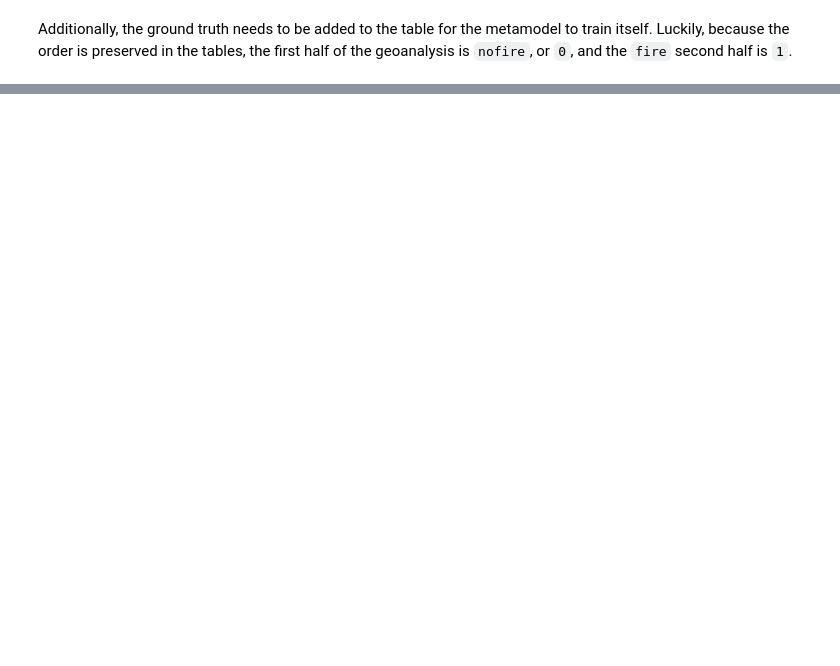
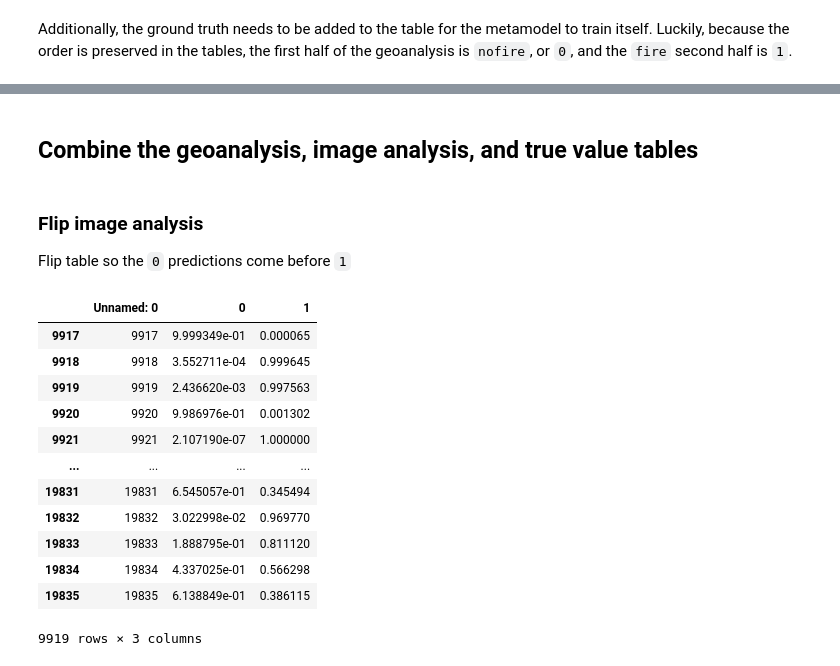
Before and after one commit to sralter/classifire, a Jupyter notebook: 01_capstone_notebooks/alter_samuel_capstone_metamodel.ipynb, the cells around one changed output, grey strips where cells are left out. Drawn from its saved outputs; the diff is of its cells as text; code cells hidden in the pictures; blank space fills up the shorter version.

```diff
--- a/01_capstone_notebooks/alter_samuel_capstone_metamodel.ipynb
+++ b/01_capstone_notebooks/alter_samuel_capstone_metamodel.ipynb
@@ -117,0 +137,21 @@ Additionally, the ground truth needs to be added to the table for the metamodel
+# %% [markdown]
+## Combine the geoanalysis, image analysis, and true value tables
+# %% [markdown]
+### Flip image analysis
+Flip table so the `0` predictions come before `1`
+# %%
+img_prob.iloc[9917:,:]
+# %% [output]
+|  | Unnamed: 0 | 0 | 1 |
+| 9917 | 9917 | 9.999349e-01 | 0.000065 |
+| 9918 | 9918 | 3.552711e-04 | 0.999645 |
+| 9919 | 9919 | 2.436620e-03 | 0.997563 |
+| 9920 | 9920 | 9.986976e-01 | 0.001302 |
+| 9921 | 9921 | 2.107190e-07 | 1.000000 |
+| ... | ... | ... | ... |
+| 19831 | 19831 | 6.545057e-01 | 0.345494 |
+| 19832 | 19832 | 3.022998e-02 | 0.969770 |
+| 19833 | 19833 | 1.888795e-01 | 0.811120 |
+| 19834 | 19834 | 4.337025e-01 | 0.566298 |
+| 19835 | 19835 | 6.138849e-01 | 0.386115 |
+9919 rows × 3 columns
```
Also changed, not shown: parts of 17 cells of this notebook, 2 other files.
